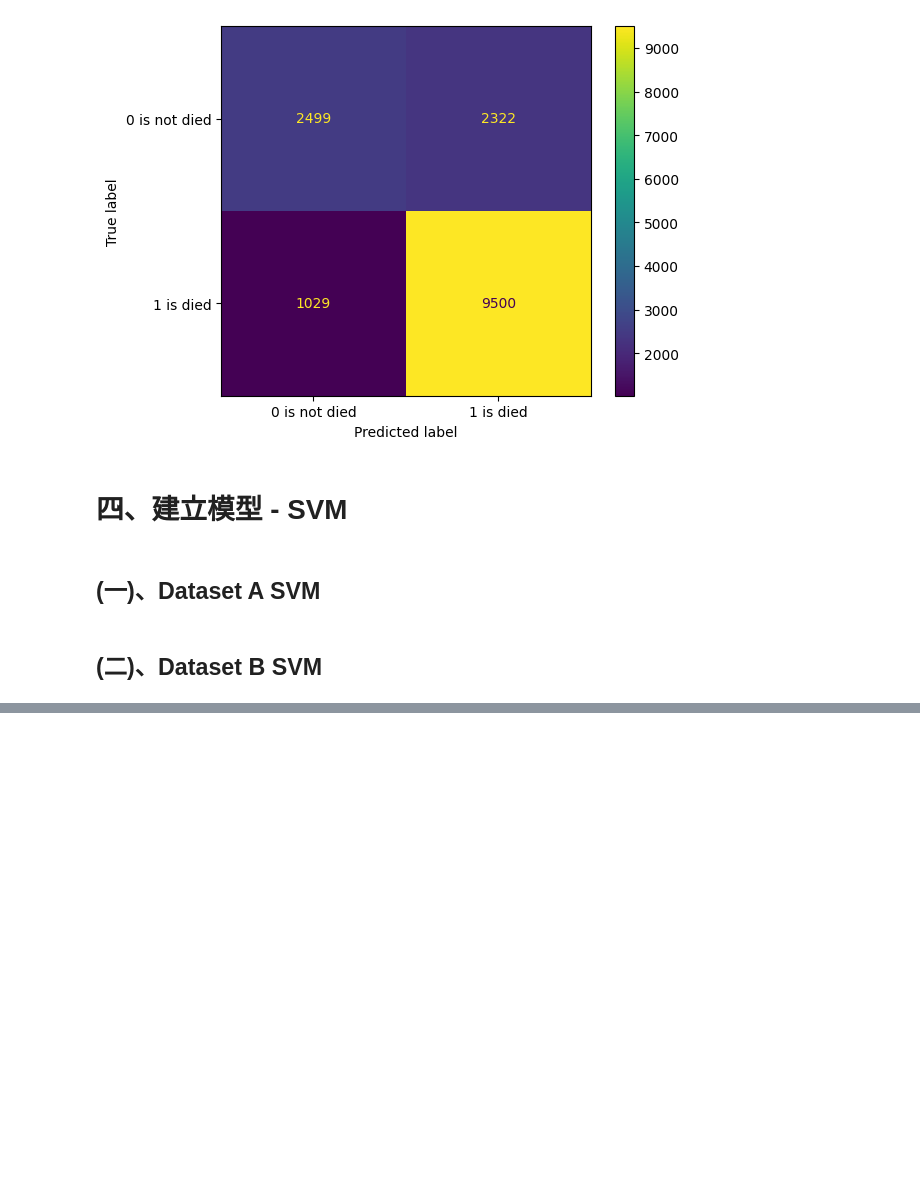
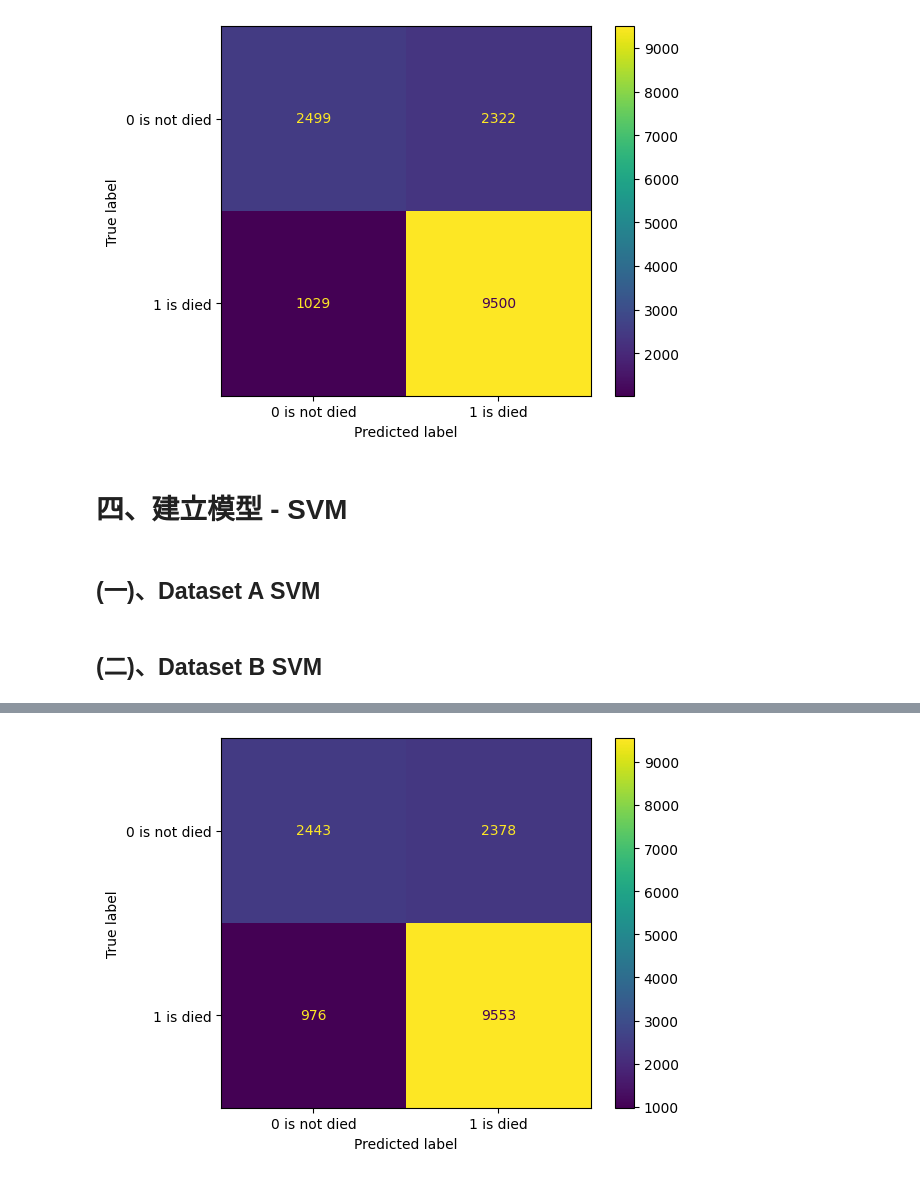
Before and after one commit to nickchen1998/FJU-ML-HW, a Jupyter notebook: covid-19_mortality_predict.ipynb, the cells around one changed output, grey strips where cells are left out. Saved outputs shown, nothing was run; the diff lists cells and outputs as text; code cells hidden in the pictures; blank space fills up the shorter version.

```diff
--- a/covid-19_mortality_predict.ipynb
+++ b/covid-19_mortality_predict.ipynb
@@ -756,0 +878,96 @@ ConfusionMatrixDisplay(final_confusion_matrix, display_labels=["0 is not died",
+# %%
+# 修改後的程式碼
+from sklearn.model_selection import train_test_split
+from sklearn.neighbors import KNeighborsClassifier
+from sklearn.metrics import accuracy_score, f1_score, precision_score, recall_score, confusion_matrix
+from sklearn.preprocessing import MinMaxScaler
+from sklearn.metrics import ConfusionMatrixDisplay
+import numpy as np
+
+# 資料準備
+y = dataset_b['IS_DIED_0'].copy()
+x = dataset_b.drop(columns=['IS_DIED_0', 'IS_DIED_1']).copy()
+
+scaler = MinMaxScaler()
+scaling = scaler.fit_transform(x)
+scaled_data = pd.DataFrame(data=scaling, columns=x.columns)
+
+x_train, x_test, y_train, y_test = train_test_split(scaled_data, y, test_size=0.2, random_state=3)
+
+# 設定超參數範圍
+n_neighbors_range = range(1, 31)  # 鄰居數範圍
+
+# 結果儲存矩陣 (每個 random_state 都有一個矩陣)
+accuracy_matrices = {}
+
+# 進行超參數調整
+for random_state in [3, 30, 300]:
+    x_train_tuning, x_valid, y_train_tuning, y_valid = train_test_split(
+        x_train, y_train, test_size=0.2, random_state=random_state)
+
+    # 建立空矩陣來儲存當前 random_state 的準確度 (len(n_neighbors_range))
+    acc_matrix = np.zeros(len(n_neighbors_range))
+
+    for i, n_neighbors in enumerate(n_neighbors_range):
+        # 初始化模型
+        model = KNeighborsClassifier(n_neighbors=n_neighbors)
+        model.fit(x_train_tuning, y_train_tuning)  # 訓練模型
+
+        # 驗證模型
+        prediction = model.predict(x_valid)
+        valid_acc = accuracy_score(y_valid, prediction)
+
+        # 儲存準確度至矩陣
+        acc_matrix[i] = valid_acc * 100  # 轉為百分比格式
+
+    # 四捨五入矩陣結果
+    acc_matrix = np.round(acc_matrix, 2)
+    accuracy_matrices[random_state] = acc_matrix
+
+# 計算所有 random_state 準確度矩陣的平均
+average_matrix = np.mean(list(accuracy_matrices.values()), axis=0)
+average_matrix = np.round(average_matrix, 2)
+
+# 印出每個 random_state 的準確度矩陣
+print("\nAccuracy Matrices for Each Random State:")
+for random_state, acc_matrix in accuracy_matrices.items():
+    print(f"\nRandom State {random_state}:")
+    print("n_neighbors Range:", list(n_neighbors_range))
+    print(acc_matrix)
+
+print("\nAverage Accuracy Matrix Across All Random States:")
+print("n_neighbors Range:", list(n_neighbors_range))
+print(average_matrix)
+
+# 找出平均準確度矩陣中的最大值及其索引
+best_n_neighbors_index = np.argmax(average_matrix)
+
+# 取得對應的最佳 n_neighbors 值
+best_n_neighbors = list(n_neighbors_range)[best_n_neighbors_index]
+
+print(f"\nBest Hyperparameters:")
+print(f"n_neighbors = {best_n_neighbors}")
+
+# 訓練最終模型
+final_model = KNeighborsClassifier(n_neighbors=best_n_neighbors)
+final_model.fit(x_train, y_train)
+
+# 測試集結果
+final_prediction = final_model.predict(x_test)
+final_acc = accuracy_score(y_test, final_prediction)
+final_f1 = f1_score(y_test, final_prediction, pos_label=1)
+final_precision = precision_score(y_test, final_prediction, pos_label=1)
+final_recall = recall_score(y_test, final_prediction, pos_label=1)
+final_specificity = recall_score(y_test, final_prediction, pos_label=0)
+final_confusion_matrix = confusion_matrix(y_test, final_prediction)
+
+# 印出測試結果
+print("\nFinal Model Results:")
+print(f"Testing Accuracy: {round(final_acc * 100, 2)}%")
+print(f"Testing F1 Score: {round(final_f1 * 100, 2)}%")
+print(f"Testing Precision: {round(final_precision * 100, 2)}%")
+print(f"Testing Sensitivity: {round(final_recall * 100, 2)}%")
+print(f"Testing Specificity: {round(final_specificity * 100, 2)}%")
+
+ConfusionMatrixDisplay(final_confusion_matrix, display_labels=["0 is not died", "1 is died"]).plot()
+# %% [output]
@@ -756,0 +992 @@ ConfusionMatrixDisplay(final_confusion_matrix, display_labels=["0 is not died",
+[figure, added]
```
Also changed, not shown: parts of 5 cells of this notebook.
